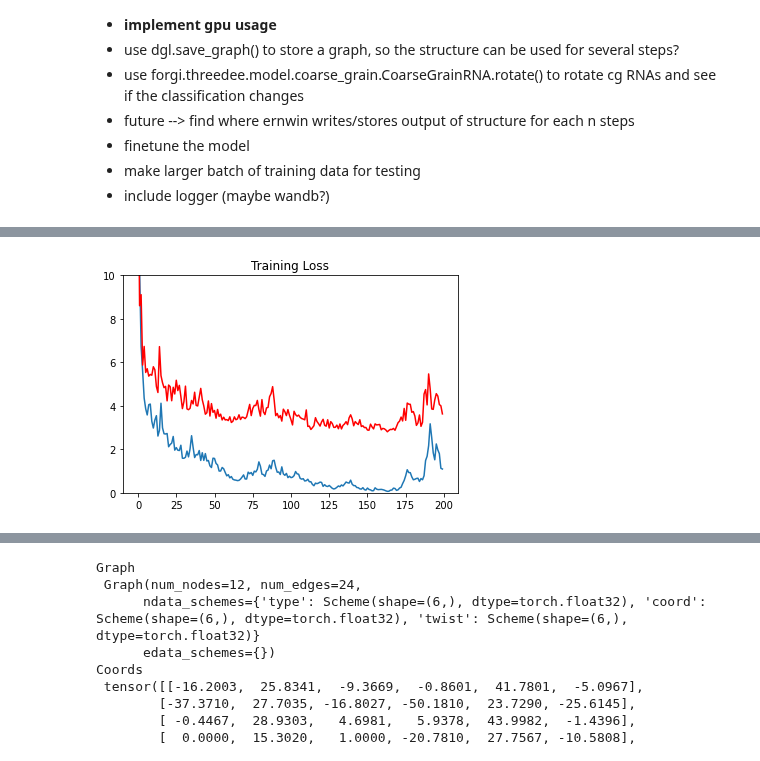
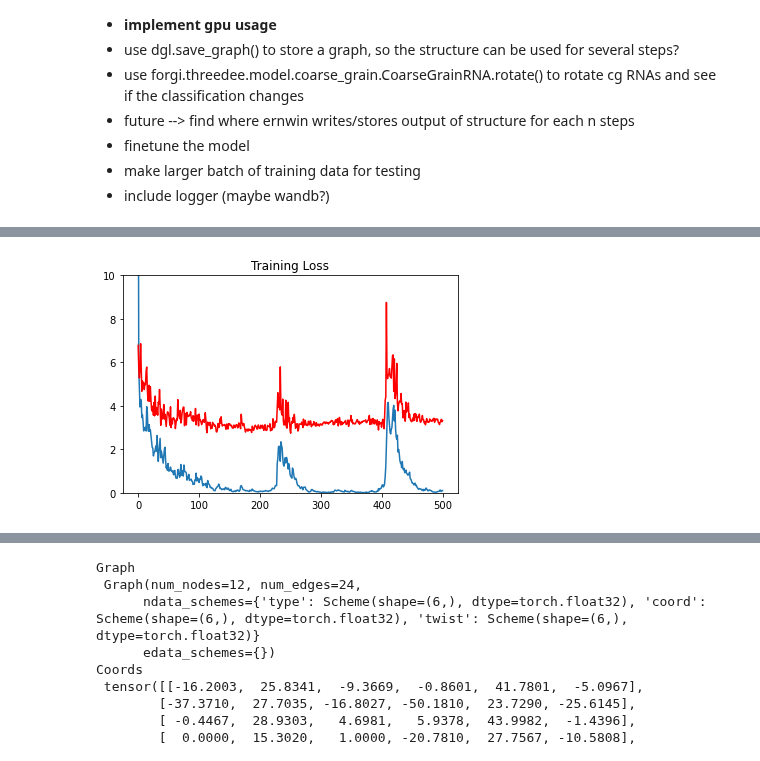
Before and after one commit to milang9/3d_classifier, a Jupyter notebook: 3d_classifier.ipynb, the cells around one changed output, grey strips where cells are left out. Saved outputs shown, nothing was run; the diff lists cells and outputs as text; code cells hidden in the pictures.

```diff
--- a/3d_classifier.ipynb
+++ b/3d_classifier.ipynb
@@ -296,10 +268,10 @@ model = CG_Classifier(
 b_size = 32
 train_dataloader = dtl.pytorch.GraphDataLoader(training_dataset, batch_size=b_size, shuffle=True)
 
-opt = th.optim.Adam(model.parameters(), lr=1e-3)
+opt = th.optim.Adam(model.parameters(), lr=8e-4)
 model.train()
-#th.autograd.set_detect_anomaly(True)
-epochs = 200
+
+epochs = 500
 
 #val setup
 val_losses = []
@@ -376,4 +348,4 @@ Minimum Validation Loss 2.8059 in epoch 163
-[figure, old version]
+[figure, new version]
 # %%
 #plot the training run
 plt.plot(epoch_losses)
```
Also changed, not shown: parts of 5 cells of this notebook, 2 other files.
